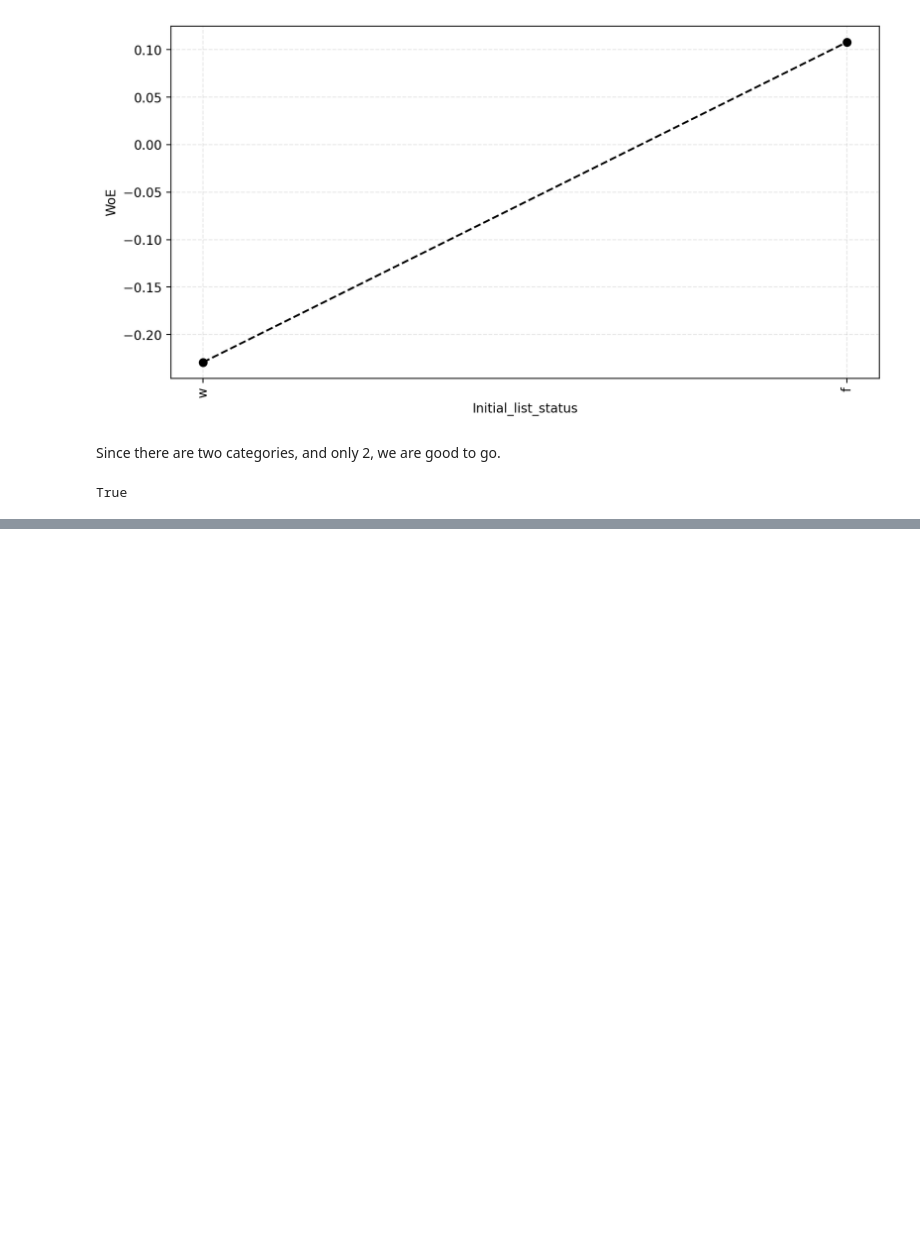
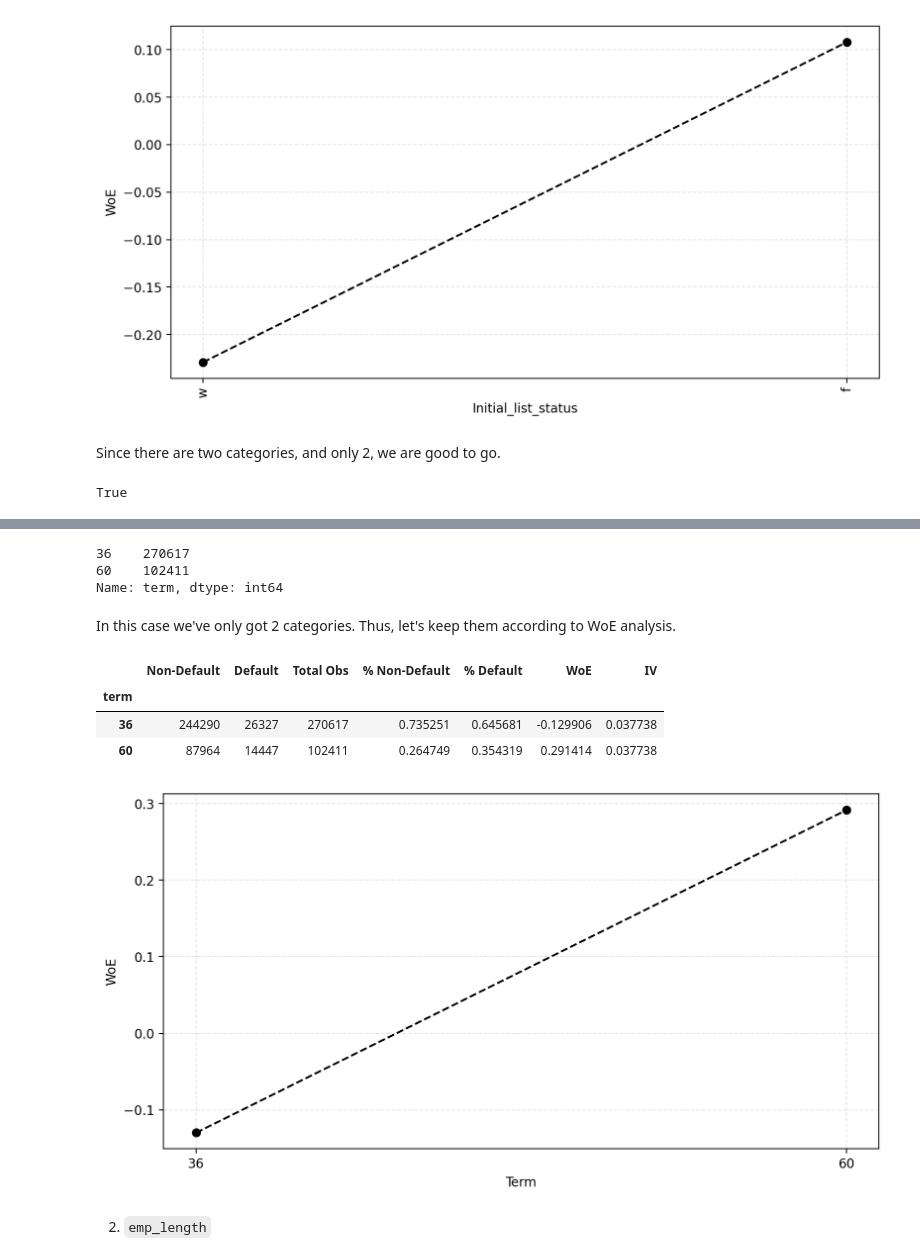
Before and after one commit to gfluz94/credit-risk-modeling, a Jupyter notebook: notebooks/General Outline PD Model.ipynb, the cells around one changed output, grey strips where cells are left out. Cells and saved outputs as stored; diff of their text form; code cells hidden in the pictures; blank space fills up the shorter version.

Commit message:
finish WoE analysis for numeric variables

```diff
--- a/notebooks/General Outline PD Model.ipynb
+++ b/notebooks/General Outline PD Model.ipynb
@@ -19,7 +19,7 @@ selected_cols = [
     "id", "member_id", "loan_amnt", "funded_amnt", "term", "int_rate", "installment", "grade", "emp_length",
     "home_ownership", "annual_inc", "issue_d", "loan_status", "purpose", "addr_state", "dti", "delinq_2yrs",
     "earliest_cr_line", "verification_status", "initial_list_status", "inq_last_6mths", "open_acc", "pub_rec",
-    "total_acc", "acc_now_delinq", "total_rev_hi_lim"
+    "total_acc", "total_rev_hi_lim"
 ]
 # %%
 df = pd.read_csv("../data/loan_data.csv")
@@ -29,3 +33,5 @@ df = df.loc[:, selected_cols]
+# %%
+df["earliest_cr_line"] = df["earliest_cr_line"].fillna(df["issue_d"])
 # %%
 datetime_cols = ["earliest_cr_line", "issue_d"]
 datetime_format = "%b-%y"
@@ -43,6 +49,19 @@ for datetime_col in datetime_cols:
         field_name=datetime_col, reference_date=reference_date, time_unit=time_unit, winsorize_max=True,
     )
     df = time_since_calculator.transform(df)
+# %%
+emp_length_extractor = NumericExtractor(
+    field_name="emp_length",
+    regex_extraction=r"(.+)\syears?",
+    post_mapping={r"10\+\s?": str(10), r"< 1\s?": str(0)},
+)
+df = emp_length_extractor.transform(df)
+
+emp_length_extractor = NumericExtractor(
+    field_name="term",
+    regex_extraction=r"(\d+)",
+)
+df = emp_length_extractor.transform(df)
 # %% [markdown]
 In order for us to continue with the analysis, we just need to carry out two additional steps:
 
@@ -531,0 +577,4 @@ reference_categories.append(f"{variable}_" + "f")
+# %%
+variable = "term"
+print(f"{100*df_train[variable].isnull().mean():.2f}% missing!\n\n")
+print(df_train[variable].describe())
@@ -531,0 +594,24 @@ reference_categories.append(f"{variable}_" + "f")
+# %%
+print(df_train[variable].value_counts())
+# %% [output]
+36    270617
+60    102411
+Name: term, dtype: int64
+# %% [markdown]
+In this case we've only got 2 categories. Thus, let's keep them according to WoE analysis.
+# %%
+df_train[variable] = df_train[variable].astype(str)
+woe_df = compute_woe(
+    df=df_train,
+    id_column_name="id",
+    feature_column_name=variable,
+    target_column_name=TARGET_VARIABLE,
+)
+display(woe_df)
+plot_woe_by_category(woe_df)
+# %% [output]
+|  | Non-Default | Default | Total Obs | % Non-Default | % Default | WoE | IV |
+| term |  |  |  |  |  |  |  |
+| 36 | 244290 | 26327 | 270617 | 0.735251 | 0.645681 | -0.129906 | 0.037738 |
+| 60 | 87964 | 14447 | 102411 | 0.264749 | 0.354319 | 0.291414 | 0.037738 |
+[figure, added]
@@ -531,0 +629,2 @@ reference_categories.append(f"{variable}_" + "f")
+# %% [markdown]
+2. `emp_length`
```
Also changed, not shown: parts of 102 cells of this notebook.
